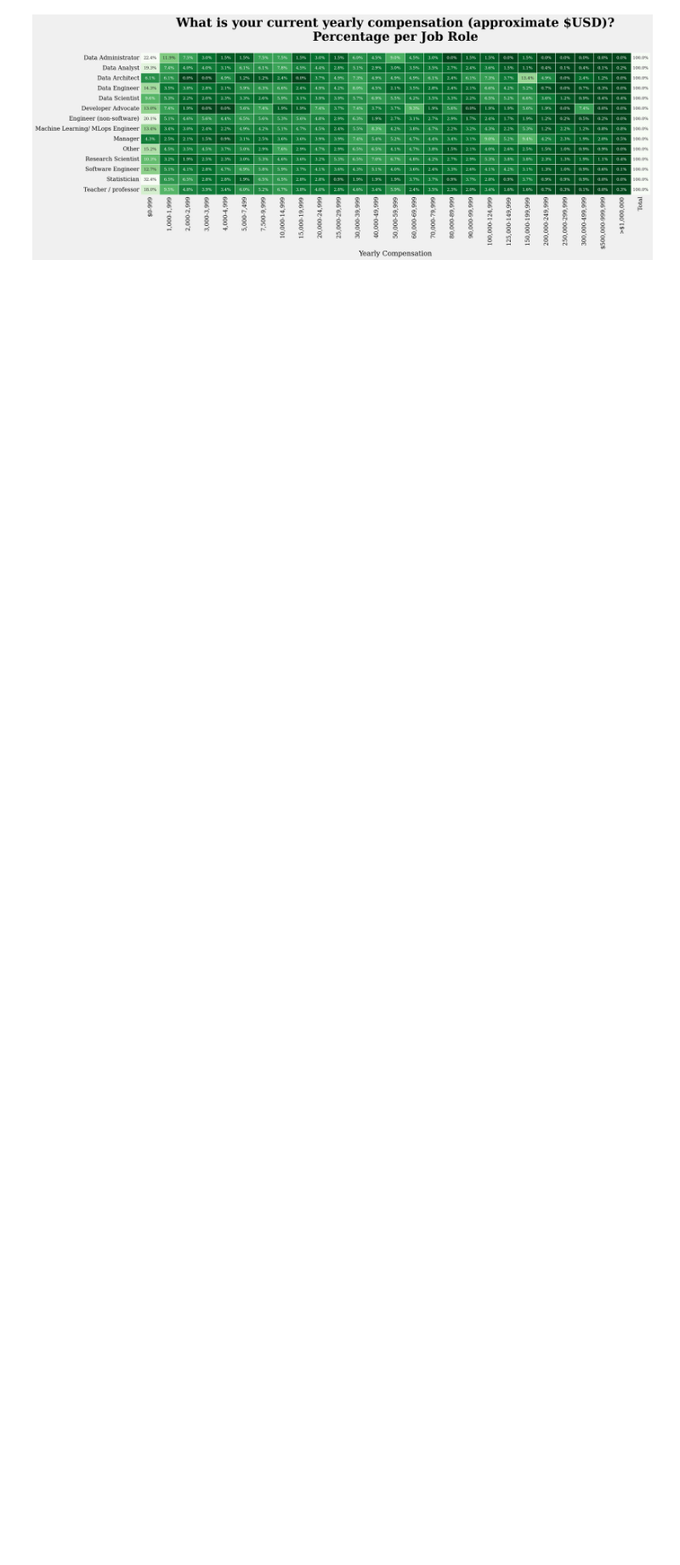
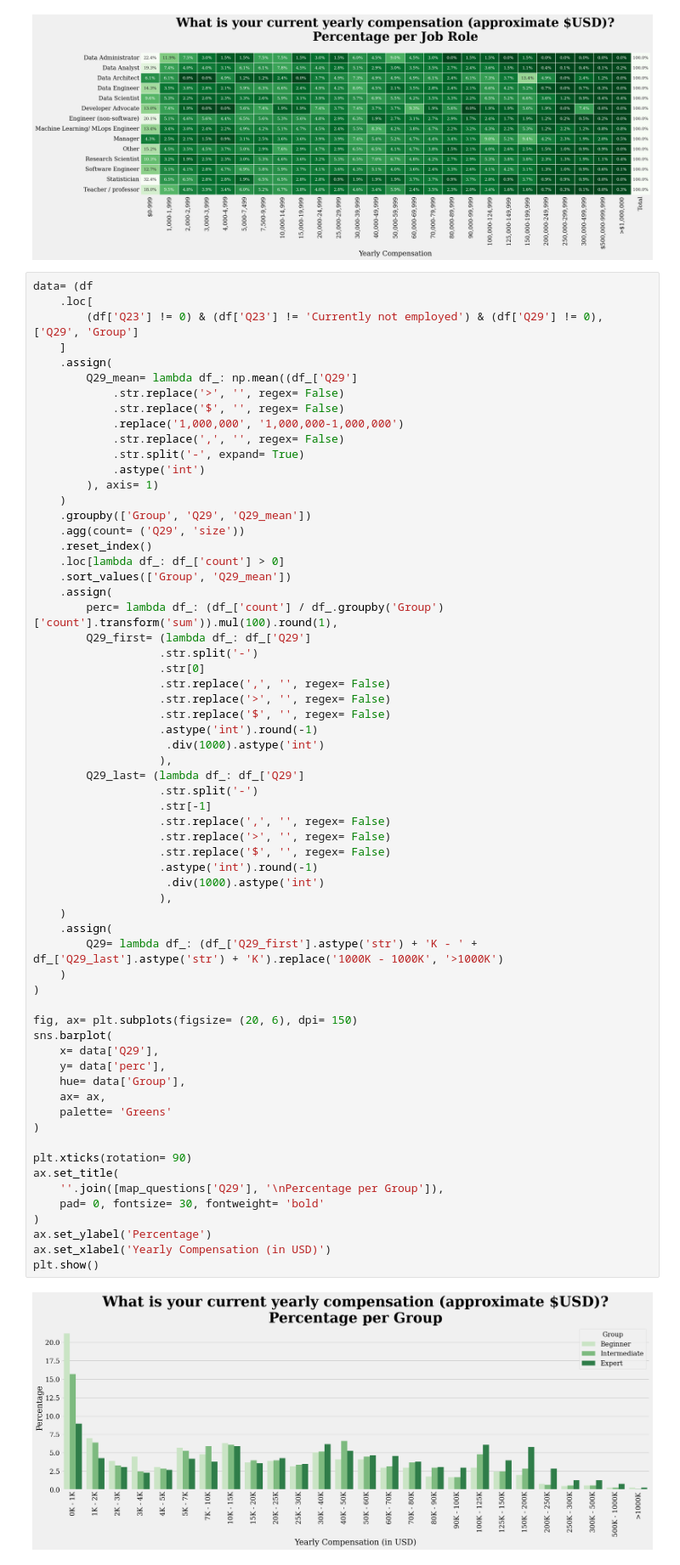
Before and after one commit to danjelito/eda-kaggle-survey-2022, a Jupyter notebook: kaggle-survey-2022.ipynb, the cells around one changed output. Shown at 85% size. Drawn from its saved outputs; the diff is of its cells as text; blank space fills up the shorter version.

```diff
--- a/kaggle-survey-2022.ipynb
+++ b/kaggle-survey-2022.ipynb
@@ -729,3 +758,68 @@ ax.set_facecolor("white")
 plt.show()
 # %% [output]
 [figure]
+# %%
+data= (df
+    .loc[
+        (df['Q23'] != 0) & (df['Q23'] != 'Currently not employed') & (df['Q29'] != 0), ['Q29', 'Group']
+    ]
+    .assign(
+        Q29_mean= lambda df_: np.mean((df_['Q29']
+            .str.replace('>', '', regex= False)
+            .str.replace('$', '', regex= False)
+            .replace('1,000,000', '1,000,000-1,000,000')
+            .str.replace(',', '', regex= False)
+            .str.split('-', expand= True)
+            .astype('int')
+        ), axis= 1)
+    )
+    .groupby(['Group', 'Q29', 'Q29_mean'])
+    .agg(count= ('Q29', 'size'))
+    .reset_index()
+    .loc[lambda df_: df_['count'] > 0]
+    .sort_values(['Group', 'Q29_mean'])
+    .assign(
+        perc= lambda df_: (df_['count'] / df_.groupby('Group')['count'].transform('sum')).mul(100).round(1),
+        Q29_first= (lambda df_: df_['Q29']
+                   .str.split('-')
+                   .str[0]
+                   .str.replace(',', '', regex= False)
+                   .str.replace('>', '', regex= False)
+                   .str.replace('$', '', regex= False)
+                   .astype('int').round(-1)
+                    .div(1000).astype('int')
+                   ),
+        Q29_last= (lambda df_: df_['Q29']
+                   .str.split('-')
+                   .str[-1]
+                   .str.replace(',', '', regex= False)
+                   .str.replace('>', '', regex= False)
+                   .str.replace('$', '', regex= False)
+                   .astype('int').round(-1)
+                    .div(1000).astype('int')
+                   ),
+    )
+    .assign(
+        Q29= lambda df_: (df_['Q29_first'].astype('str') + 'K - ' + df_['Q29_last'].astype('str') + 'K').replace('1000K - 1000K', '>1000K')
+    )
+)
+
+fig, ax= plt.subplots(figsize= (20, 6), dpi= 150)
+sns.barplot(
+    x= data['Q29'],
+    y= data['perc'],
+    hue= data['Group'],
+    ax= ax,
+    palette= 'Greens'
+)
+
+plt.xticks(rotation= 90)
+ax.set_title(
+    ''.join([map_questions['Q29'], '\nPercentage per Group']),
+    pad= 0, fontsize= 30, fontweight= 'bold'
+)
+ax.set_ylabel('Percentage')
+ax.set_xlabel('Yearly Compensation (in USD)')
+plt.show()
+# %% [output]
+[figure, added]
```
Also changed, not shown: parts of 31 cells of this notebook.
